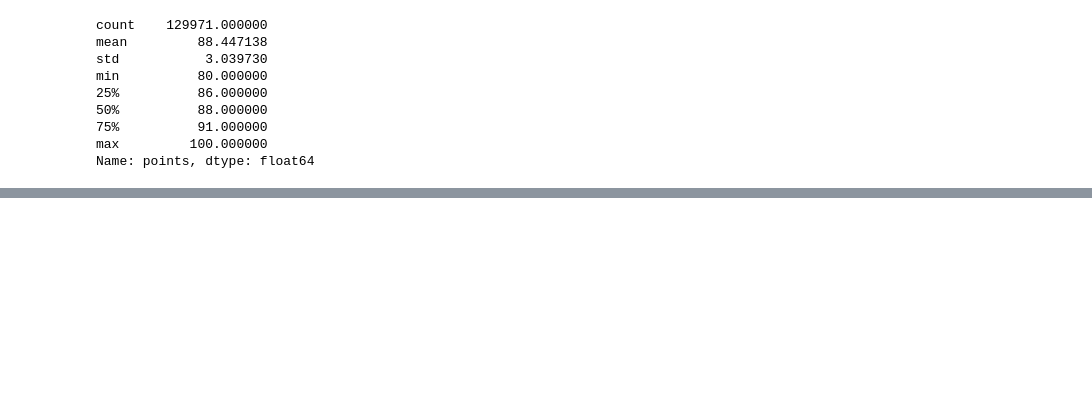
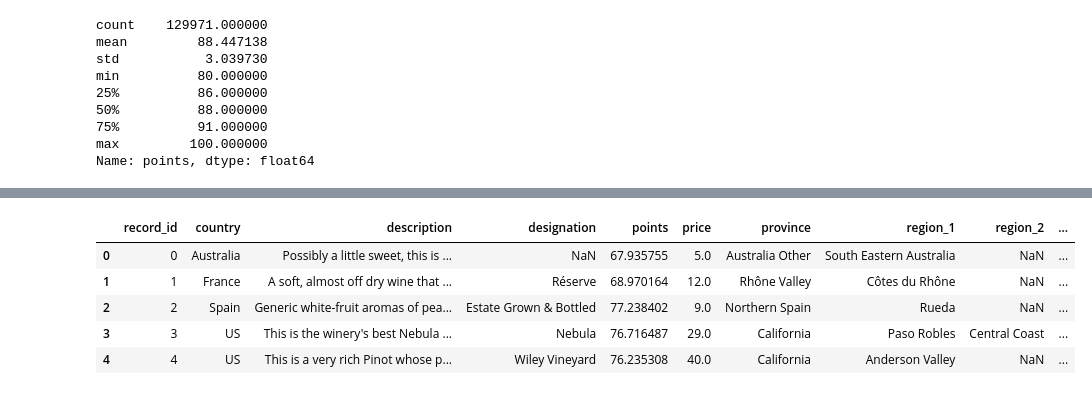
Before and after one commit to tmnstraub/MLOPS2425, a Jupyter notebook: notebooks/datadrift_creation.ipynb, the cells around one changed output, grey strips where cells are left out. Drawn from its saved outputs; the diff is of its cells as text; code cells hidden in the pictures; blank space fills up the shorter version.

```diff
--- a/notebooks/datadrift_creation.ipynb
+++ b/notebooks/datadrift_creation.ipynb
@@ -76,3 +75,45 @@ wine_sample
 # %%
 # save this new data_sample with new distribution to winemag-data-datadrift
 wine_sample.to_csv('../data/01_raw/winemag_data_drift.csv')
+# %%
+# --- Helper Function ---
+def _add_timestamp_from_index(df: pd.DataFrame, ts_col_name: str) -> pd.DataFrame:
+    """
+    Takes a DataFrame, creates a copy, and adds a new column
+    named `ts_col_name` from the DataFrame's index.
+    """
+    df_copy = df.copy()
+    # reset_index() converts the index into a column named 'index'
+    df_copy = df_copy.reset_index()
+    # Rename it to the name specified in our parameters
+    df_copy = df_copy.rename(columns={'index': ts_col_name})
+    return df_copy
+
+# --- Main Nodes (Updated) ---
+
+# The data splitting and drift introduction nodes remain the same.
+
+def detect_univariate_drift(
+    reference_df: pd.DataFrame,
+    analysis_df: pd.DataFrame,
+    params: Dict
+) -> pd.DataFrame:
+    """Calculates univariate drift using the DataFrame's index as the timestamp."""
+
+    ts_col = params['timestamp_column']
+
+    # Use the helper to prepare data for NannyML
+    reference_df_nml = _add_timestamp_from_index(reference_df, ts_col)
+    analysis_df_nml = _add_timestamp_from_index(analysis_df, ts_col)
+
+    print("Detecting univariate drift...")
+    calc = nml.UnivariateDriftCalculator(
+        column_names=params['features_to_monitor'],
+        timestamp_column_name=ts_col,
+        chunk_size=params['chunk_size']
+    ).fit(reference_data=reference_df_nml)
+
+    results = calc.calculate(data=analysis_df_nml)
+    return results.to_df()
+# %%
+wine_sample_drift = _add_timestamp_from_index(wine_sample, 'record_id')
@@ -78,0 +165,3 @@ wine_sample.to_csv('../data/01_raw/winemag_data_drift.csv')
+# %%
+wine_sample_drift.head()
+# %% [output]
@@ -78,0 +169,6 @@ wine_sample.to_csv('../data/01_raw/winemag_data_drift.csv')
+|  | record_id | country | description | designation | points | price | province | region_1 | region_2 | ... |
+| 0 | 0 | Australia | Possibly a little sweet, this is ... | NaN | 67.935755 | 5.0 | Australia Other | South Eastern Australia | NaN | ... |
+| 1 | 1 | France | A soft, almost off dry wine that ... | Réserve | 68.970164 | 12.0 | Rhône Valley | Côtes du Rhône | NaN | ... |
+| 2 | 2 | Spain | Generic white-fruit aromas of pea... | Estate Grown & Bottled | 77.238402 | 9.0 | Northern Spain | Rueda | NaN | ... |
+| 3 | 3 | US | This is the winery's best Nebula ... | Nebula | 76.716487 | 29.0 | California | Paso Robles | Central Coast | ... |
+| 4 | 4 | US | This is a very rich Pinot whose p... | Wiley Vineyard | 76.235308 | 40.0 | California | Anderson Valley | NaN | ... |
```
Also changed, not shown: parts of 15 cells of this notebook.
